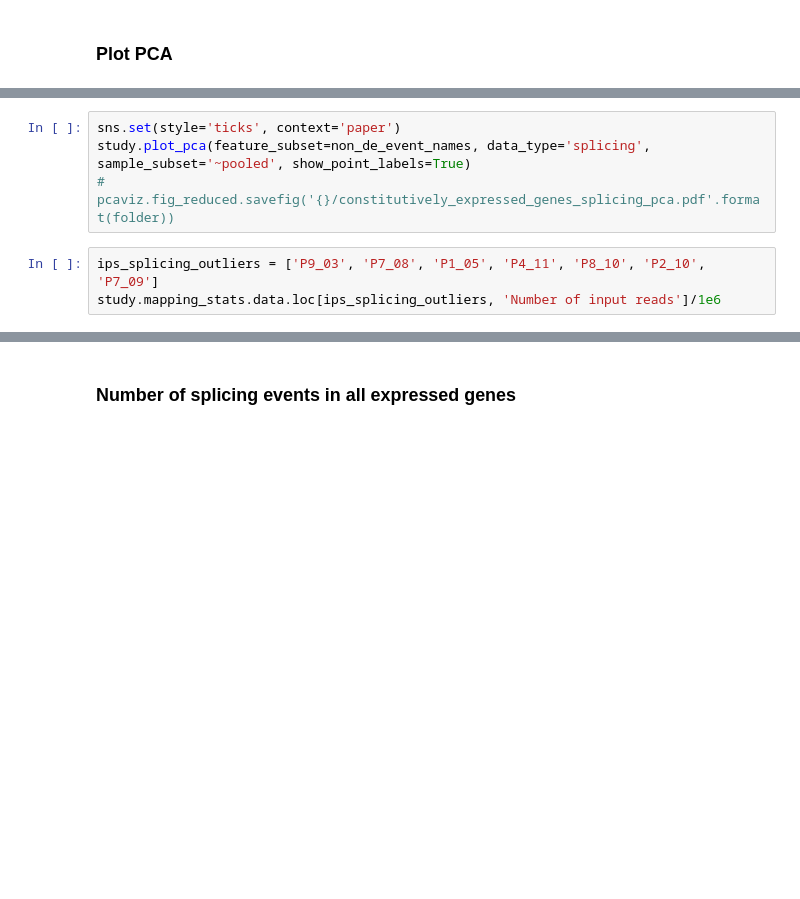
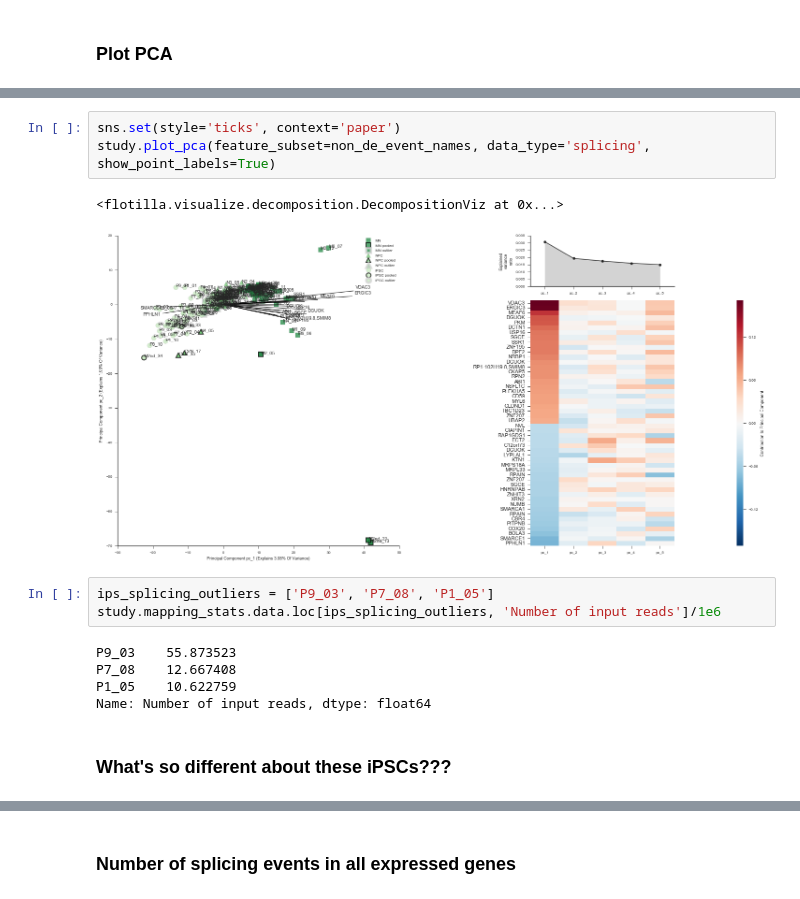
Before and after one commit to YeoLab/singlecell_pnm, a Jupyter notebook: 1._Figure_1/1.2_Figure_1,_part_2.ipynb, the cells around one changed output, grey strips where cells are left out. Saved outputs shown, nothing was run; the diff lists cells and outputs as text; blank space fills up the shorter version.

```diff
--- a/1._Figure_1/1.2_Figure_1,_part_2.ipynb
+++ b/1._Figure_1/1.2_Figure_1,_part_2.ipynb
@@ -385,7 +401,16 @@ pcaviz.fig_reduced.savefig('{}/constitutively_expressed_genes_splicing_pca.pdf'.
 # %%
 sns.set(style='ticks', context='paper')
-study.plot_pca(feature_subset=non_de_event_names, data_type='splicing', sample_subset='~pooled', show_point_labels=True)
-# pcaviz.fig_reduced.savefig('{}/constitutively_expressed_genes_splicing_pca.pdf'.format(folder))
+study.plot_pca(feature_subset=non_de_event_names, data_type='splicing', show_point_labels=True)
+# %% [output]
+<flotilla.visualize.decomposition.DecompositionViz at 0x...>
+[figure, added]
 # %%
-ips_splicing_outliers = ['P9_03', 'P7_08', 'P1_05', 'P4_11', 'P8_10', 'P2_10', 'P7_09']
+ips_splicing_outliers = ['P9_03', 'P7_08', 'P1_05']
 study.mapping_stats.data.loc[ips_splicing_outliers, 'Number of input reads']/1e6
+# %% [output]
+P9_03    55.873523
+P7_08    12.667408
+P1_05    10.622759
+Name: Number of input reads, dtype: float64
+# %% [markdown]
+### What's so different about these iPSCs???
```
Also changed, not shown: parts of 10 cells of this notebook, 3 other files.
